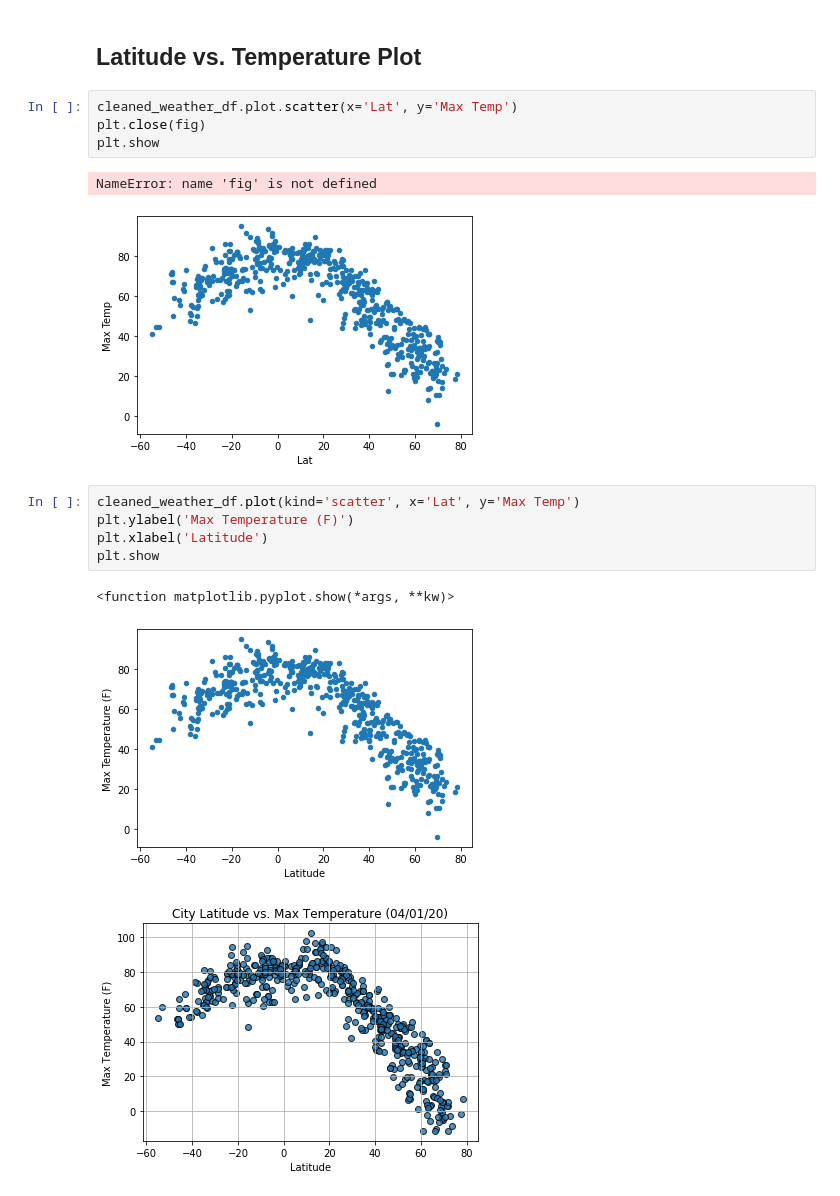
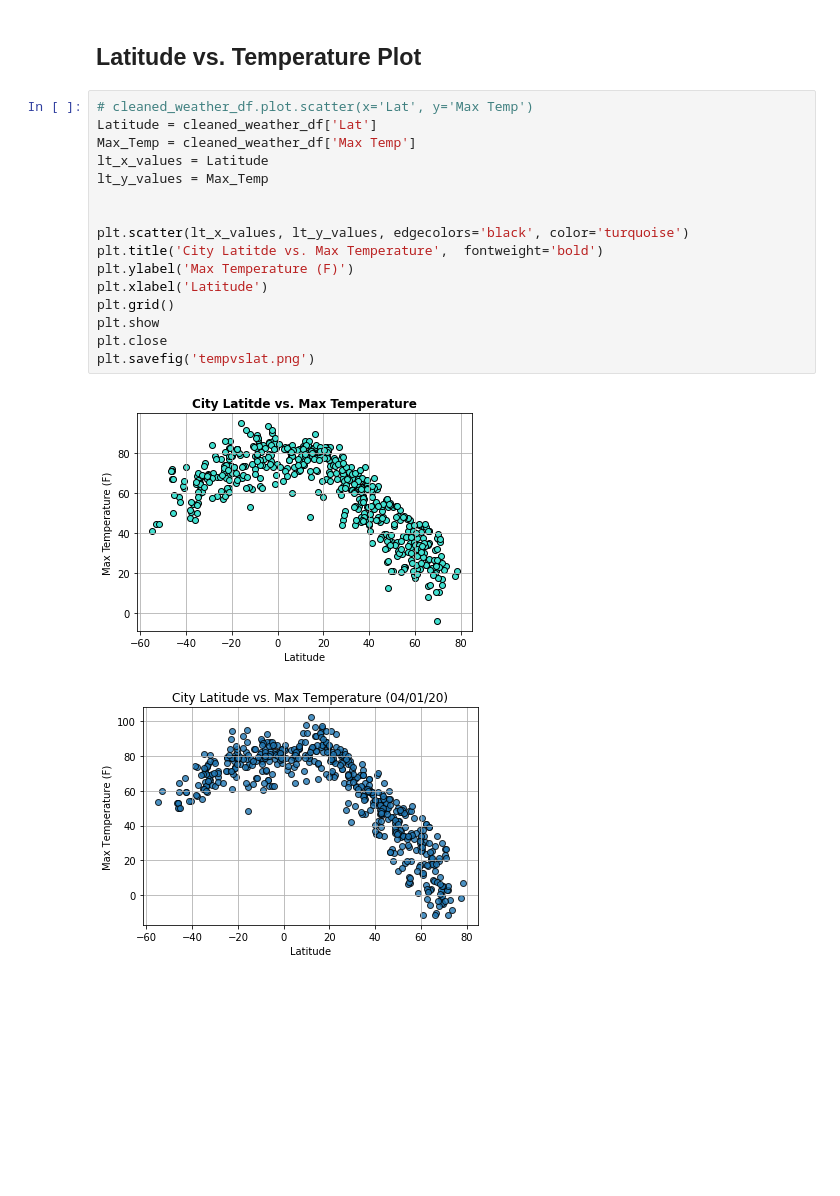
Before and after one commit to jump8621/python-api-challenge, a Jupyter notebook: WeatherPy/WeatherPy-Copy1.ipynb, the cells around one changed output. Cells and saved outputs as stored; diff of their text form; blank space fills up the shorter version.

```diff
--- a/WeatherPy/WeatherPy-Copy1.ipynb
+++ b/WeatherPy/WeatherPy-Copy1.ipynb
@@ -334,21 +334,24 @@ Int64Index([], dtype='int64')
 * Save the plotted figures as .pngs.
 # %% [markdown]
 ## Latitude vs. Temperature Plot
-# %%
-cleaned_weather_df.plot.scatter(x='Lat', y='Max Temp')
-plt.close(fig)
-plt.show
-# %% [output]
-NameError: name 'fig' is not defined
-[figure, removed]
 # %%
-cleaned_weather_df.plot(kind='scatter', x='Lat', y='Max Temp')
+# cleaned_weather_df.plot.scatter(x='Lat', y='Max Temp')
+Latitude = cleaned_weather_df['Lat']
+Max_Temp = cleaned_weather_df['Max Temp']
+lt_x_values = Latitude
+lt_y_values = Max_Temp
+
+
+plt.scatter(lt_x_values, lt_y_values, edgecolors='black', color='turquoise')
+plt.title('City Latitde vs. Max Temperature',  fontweight='bold')
 plt.ylabel('Max Temperature (F)')
 plt.xlabel('Latitude')
+plt.grid()
 plt.show
+plt.close
+plt.savefig('tempvslat.png')
 # %% [output]
-<function matplotlib.pyplot.show(*args, **kw)>
-[figure, old version]
+[figure, new version]
 # %%
 # %% [output]
 [figure]
```
Also changed, not shown: parts of 9 cells of this notebook.
